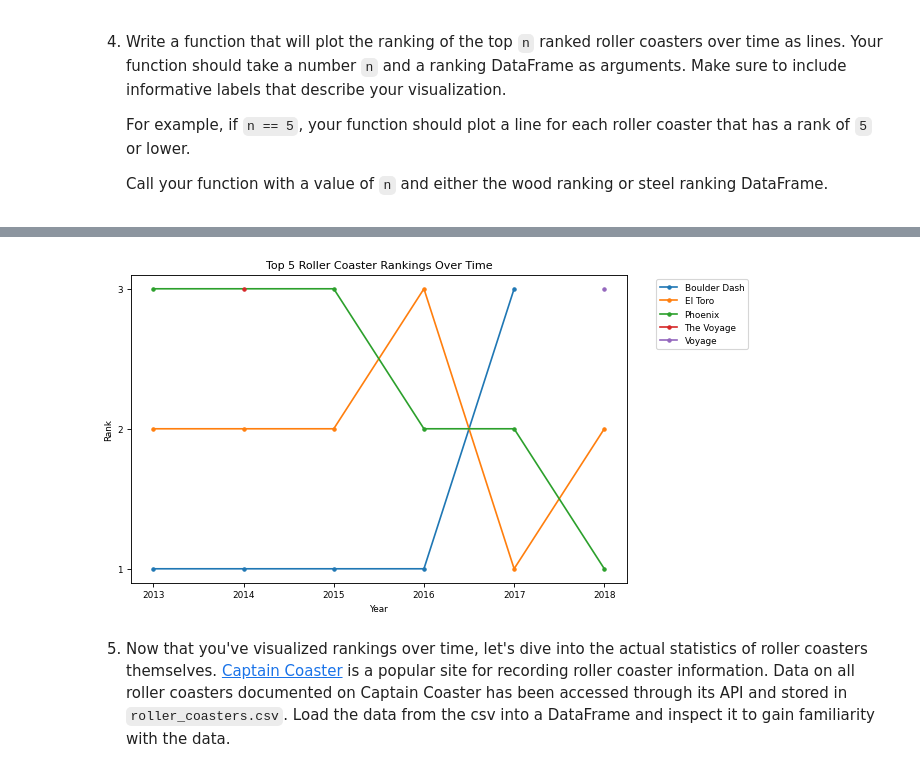
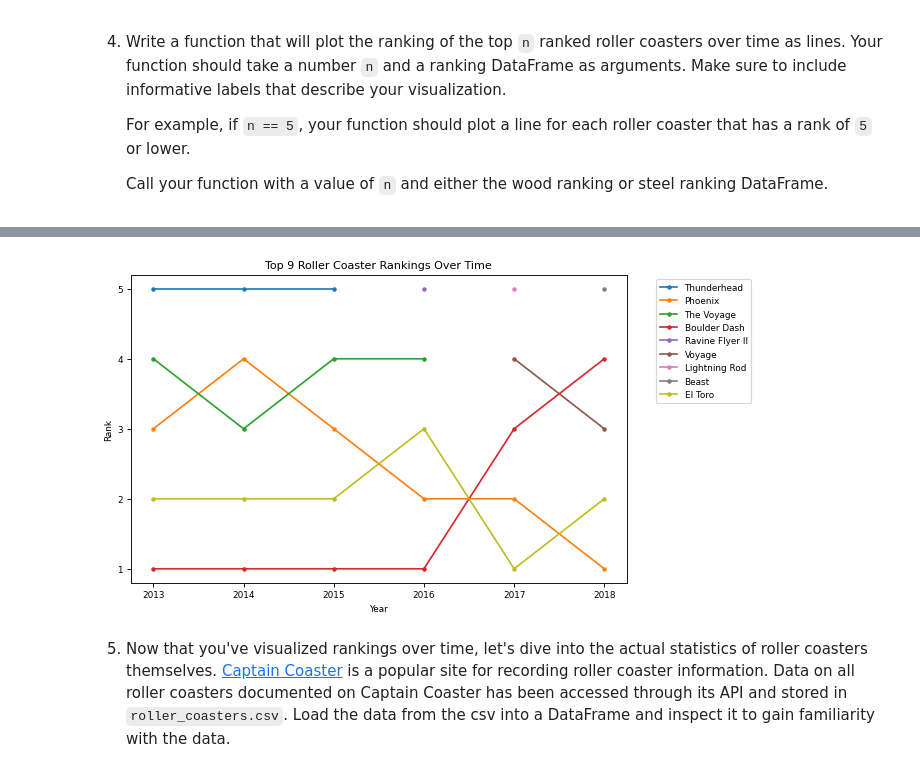
Before and after one commit to 7086600/roller_coaster_project, a Jupyter notebook: roller_coaster.ipynb, the cells around one changed output, grey strips where cells are left out. Saved outputs shown, nothing was run; the diff lists cells and outputs as text; code cells hidden in the pictures.

Commit message:
refactoring top_rc_list: replace tolist() - set()

```diff
--- a/roller_coaster.ipynb
+++ b/roller_coaster.ipynb
@@ -169,7 +169,3 @@ plot_two_rc_rankings(wood_rc, 'El Toro', 'Six Flags Great Adventure', 'Boulder D
    For example, if `n == 5`, your function should plot a line for each roller coaster that has a rank of `5` or lower.
 
    Call your function with a value of `n` and either the wood ranking or steel ranking DataFrame.
-# %%
-filt_rank = wood_rc['Rank'] <= 5
-top_wood_rc = wood_rc.loc[filt_rank, :]
-top_wood_rc.head()
@@ -183,27 +172,27 @@ top_wood_rc.head()
 # %%
 # 4
 # Create a function to plot top n rankings over time
 def top_rc_plot(data, n):
     filt_rank = (data['Rank'] <= n) # mask for filtering top n rankings
     top_rc_data = data.loc[filt_rank, :]
-    top_rc_list = top_rc_data['Name'].unique().tolist()
+    top_rc_list = set(top_rc_data['Name']) # set of unique roller coasters names
     ranks = top_rc_data['Rank'].unique().tolist()
     plt.figure()
     for name in top_rc_list:
-        filt_name = (top_rc_data['Name'] == name)
+        filt_name = (top_rc_data['Name'] == name) # mask for filtering data by roller coaster name
         rc_data = top_rc_data.loc[filt_name, :]
         plt.plot(rc_data['Year of Rank'], rc_data['Rank'], marker='o', markersize=3, label=name)
     plt.title(f'Top {len(top_rc_list)} Roller Coaster Rankings Over Time')
     plt.xlabel('Year')
     plt.ylabel('Rank')
     plt.yticks(ranks)
     plt.legend(bbox_to_anchor=(1.05, 1), loc='upper left')
     plt.show()
 
     # Create a plot of top n rankings over time
-top_rc_plot(wood_rc, 3)
+top_rc_plot(wood_rc, 5)
 # %% [output]
-[figure, old version]
+[figure, new version]
 # %% [markdown]
 5. Now that you've visualized rankings over time, let's dive into the actual statistics of roller coasters themselves. [Captain Coaster](https://captaincoaster.com/en/) is a popular site for recording roller coaster information. Data on all roller coasters documented on Captain Coaster has been accessed through its API and stored in `roller_coasters.csv`. Load the data from the csv into a DataFrame and inspect it to gain familiarity with the data.
 # %%
```
Also changed, not shown: parts of 1 cell of this notebook.
